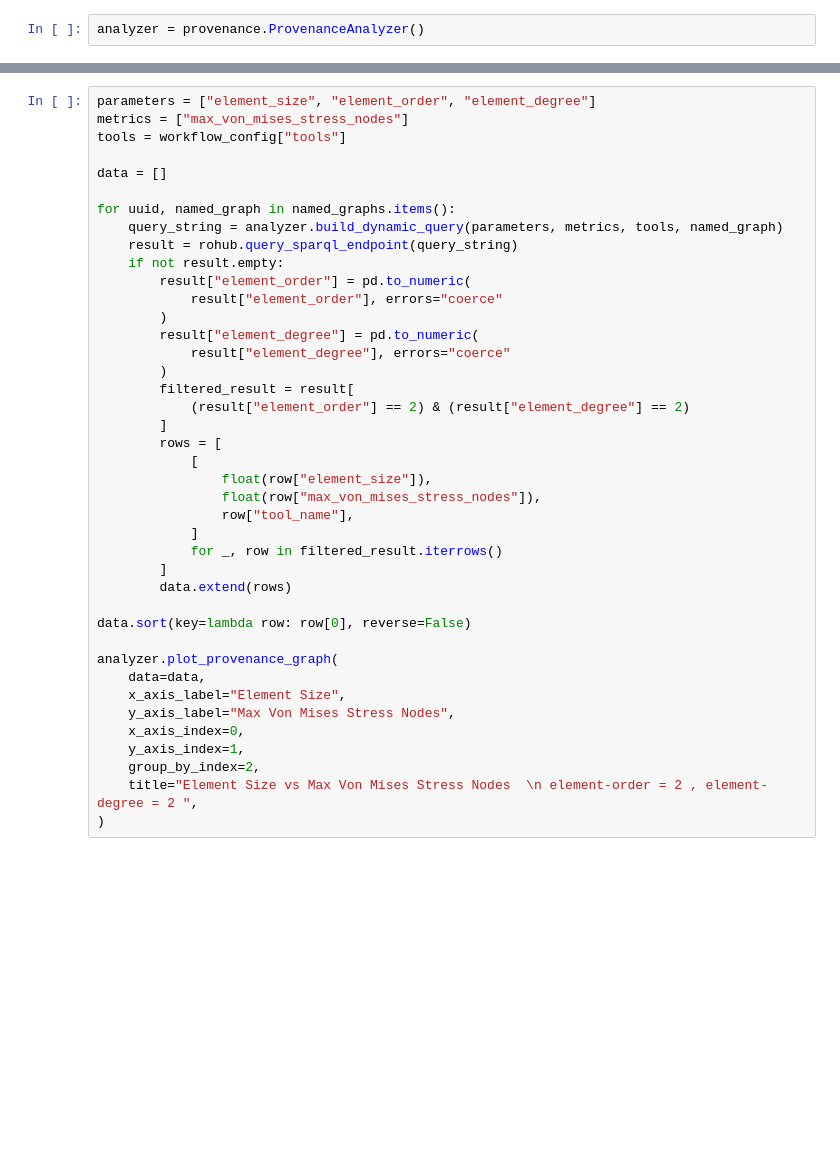
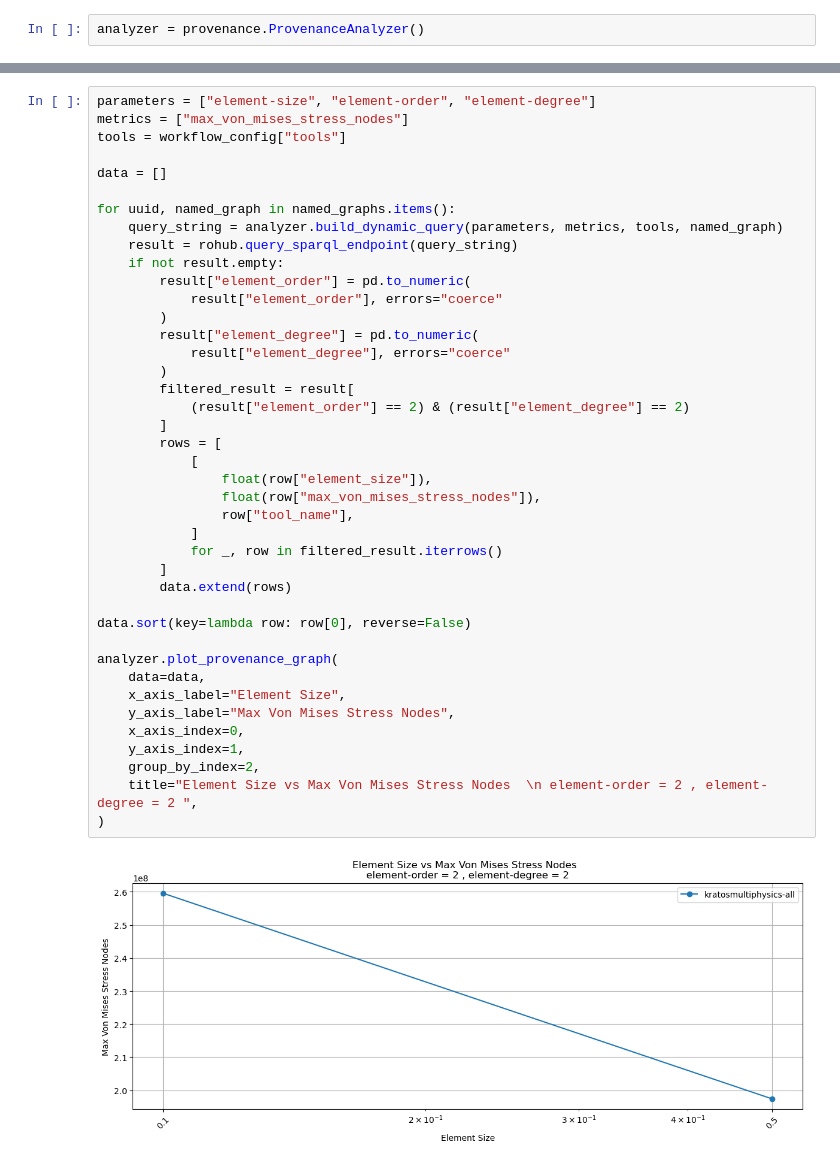
Before and after one commit to BAMresearch/NFDI4IngModelValidationPlatform, a Jupyter notebook: benchmarks/notebooks/RoCrate.ipynb, the cells around one changed output, grey strips where cells are left out. Saved outputs shown, nothing was run; the diff lists cells and outputs as text; blank space fills up the shorter version.

```diff
--- a/benchmarks/notebooks/RoCrate.ipynb
+++ b/benchmarks/notebooks/RoCrate.ipynb
@@ -159,5 +200,5 @@ analyzer.plot_provenance_graph(
 # %%
-parameters = ["element_size", "element_order", "element_degree"]
+parameters = ["element-size", "element-order", "element-degree"]
 metrics = ["max_von_mises_stress_nodes"]
 tools = workflow_config["tools"]
 
@@ -170,31 +211,33 @@ for uuid, named_graph in named_graphs.items():
         result["element_order"] = pd.to_numeric(
             result["element_order"], errors="coerce"
         )
         result["element_degree"] = pd.to_numeric(
             result["element_degree"], errors="coerce"
         )
         filtered_result = result[
             (result["element_order"] == 2) & (result["element_degree"] == 2)
         ]
         rows = [
             [
                 float(row["element_size"]),
                 float(row["max_von_mises_stress_nodes"]),
                 row["tool_name"],
             ]
             for _, row in filtered_result.iterrows()
         ]
         data.extend(rows)
 
 data.sort(key=lambda row: row[0], reverse=False)
 
 analyzer.plot_provenance_graph(
     data=data,
     x_axis_label="Element Size",
     y_axis_label="Max Von Mises Stress Nodes",
     x_axis_index=0,
     y_axis_index=1,
     group_by_index=2,
     title="Element Size vs Max Von Mises Stress Nodes  \n element-order = 2 , element-degree = 2 ",
 )
+# %% [output]
+[figure, added]
 # %%
```
Also changed, not shown: parts of 12 cells of this notebook, 2 other files.
